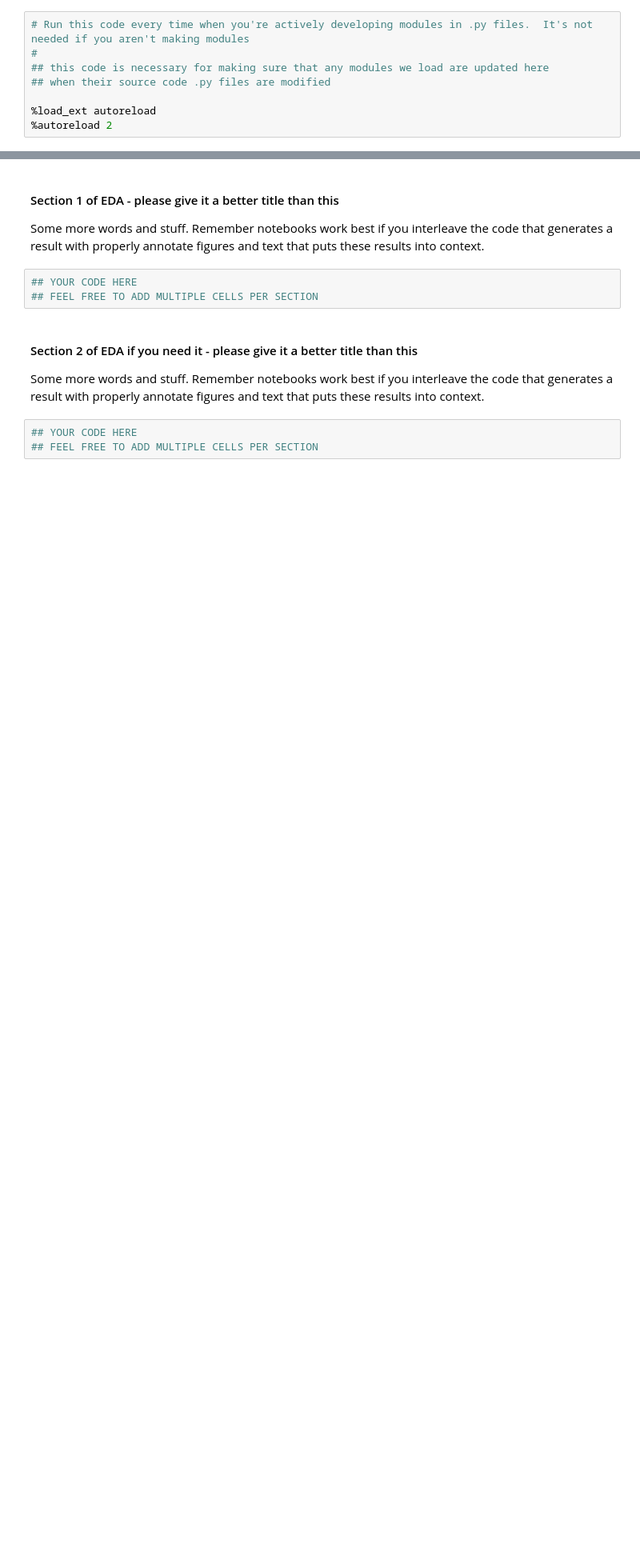
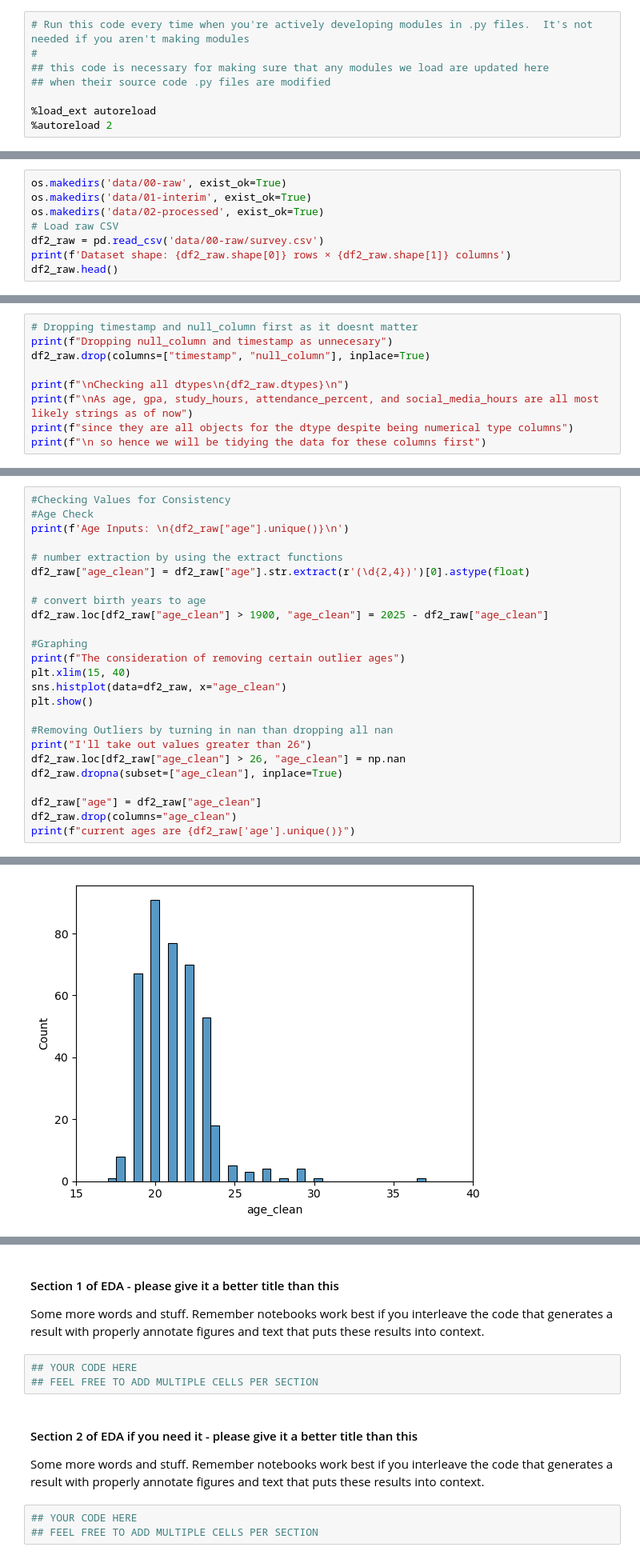
Before and after one commit to COGS108/Group151_WI26, a Jupyter notebook: 02-EDACheckpoint.ipynb, the cells around one changed output, grey strips where cells are left out. Shown at 80% size. Drawn from its saved outputs; the diff is of its cells as text; blank space fills up the shorter version.

```diff
--- a/02-EDACheckpoint.ipynb
+++ b/02-EDACheckpoint.ipynb
@@ -93,0 +461,8 @@ Instructions: REPLACE the contents of this cell and the one below with your work
+# %%
+os.makedirs('data/00-raw', exist_ok=True)
+os.makedirs('data/01-interim', exist_ok=True)
+os.makedirs('data/02-processed', exist_ok=True)
+# Load raw CSV
+df2_raw = pd.read_csv('data/00-raw/survey.csv')
+print(f'Dataset shape: {df2_raw.shape[0]} rows × {df2_raw.shape[1]} columns')
+df2_raw.head()
@@ -93,0 +555,9 @@ Instructions: REPLACE the contents of this cell and the one below with your work
+# %%
+# Dropping timestamp and null_column first as it doesnt matter
+print(f"Dropping null_column and timestamp as unnecesary")
+df2_raw.drop(columns=["timestamp", "null_column"], inplace=True)
+
+print(f"\nChecking all dtypes\n{df2_raw.dtypes}\n")
+print(f"\nAs age, gpa, study_hours, attendance_percent, and social_media_hours are all most likely strings as of now")
+print(f"since they are all objects for the dtype despite being numerical type columns")
+print(f"\n so hence we will be tidying the data for these columns first")
@@ -93,0 +584,26 @@ Instructions: REPLACE the contents of this cell and the one below with your work
+# %%
+#Checking Values for Consistency
+#Age Check
+print(f'Age Inputs: \n{df2_raw["age"].unique()}\n')
+
+# number extraction by using the extract functions
+df2_raw["age_clean"] = df2_raw["age"].str.extract(r'(\d{2,4})')[0].astype(float)
+
+# convert birth years to age
+df2_raw.loc[df2_raw["age_clean"] > 1900, "age_clean"] = 2025 - df2_raw["age_clean"]
+
+#Graphing
+print(f"The consideration of removing certain outlier ages")
+plt.xlim(15, 40)
+sns.histplot(data=df2_raw, x="age_clean")
+plt.show()
+
+#Removing Outliers by turning in nan than dropping all nan
+print("I'll take out values greater than 26")
+df2_raw.loc[df2_raw["age_clean"] > 26, "age_clean"] = np.nan
+df2_raw.dropna(subset=["age_clean"], inplace=True)
+
+df2_raw["age"] = df2_raw["age_clean"]
+df2_raw.drop(columns="age_clean")
+print(f"current ages are {df2_raw['age'].unique()}")
+# %% [output]
@@ -93,0 +618 @@ Instructions: REPLACE the contents of this cell and the one below with your work
+[figure, added]
```
Also changed, not shown: parts of 89 cells of this notebook.
